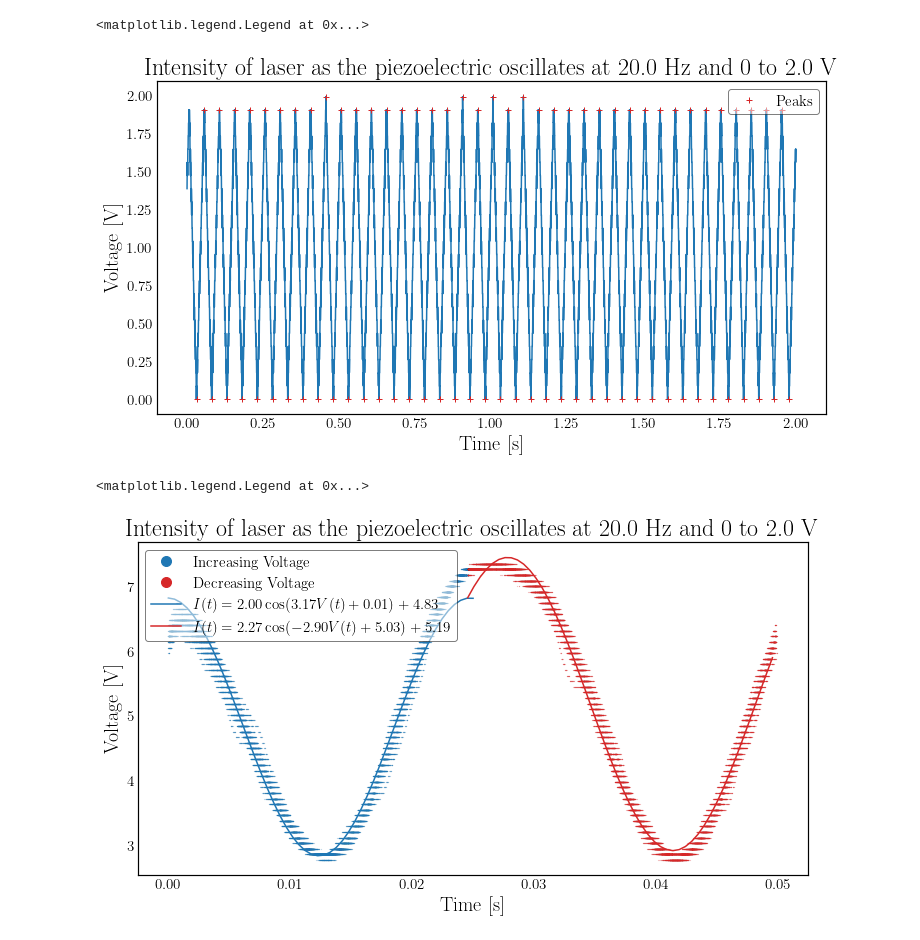
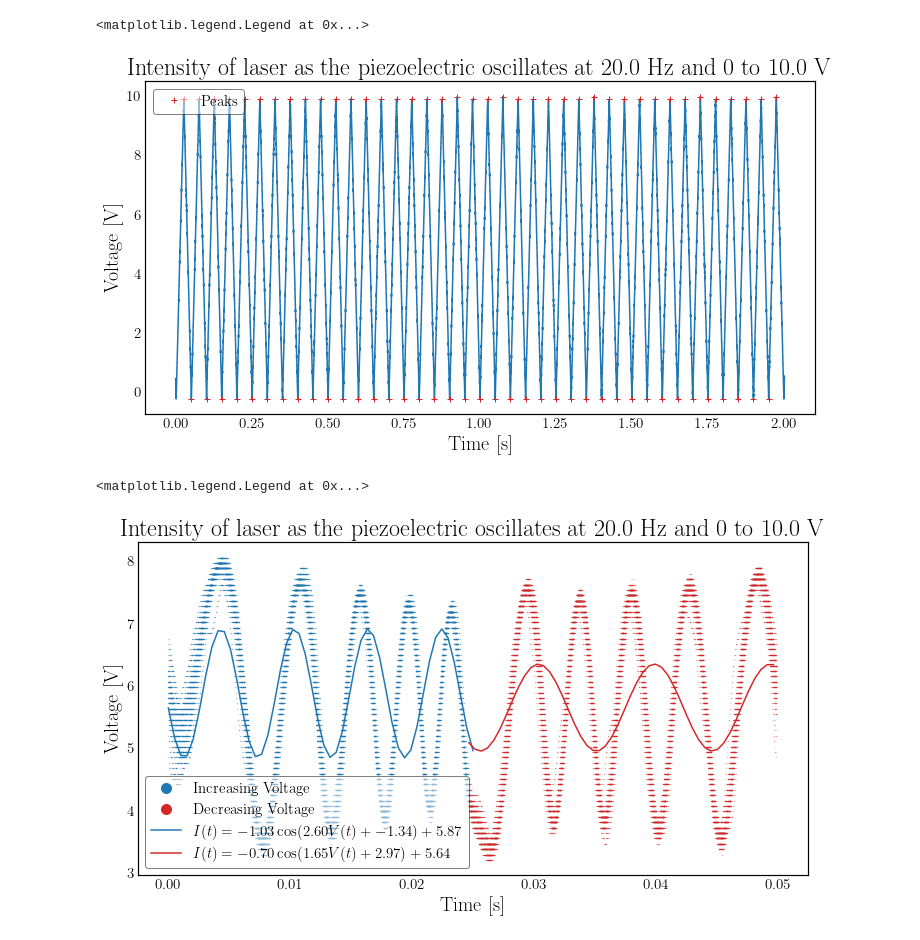
Before and after one commit to Emiliuhre/Labgruppe-Eksperimentiel-Fysik-2, a Jupyter notebook: Exercise 2/Databehandling/Databehandling.ipynb, the cells around one changed output. Drawn from its saved outputs; the diff is of its cells as text; code cells hidden in the pictures.

```diff
--- a/Exercise 2/Databehandling/Databehandling.ipynb
+++ b/Exercise 2/Databehandling/Databehandling.ipynb
@@ -17,7 +17,7 @@ plt.rc("xtick.major", width = 1)
 plt.rc("legend", fontsize = 15, framealpha = 0.5, edgecolor = "black", fancybox = True)
 # %%
 #data = pd.read_csv("../Data/Day 2/5.36Hz2V.csv", sep = ",")
-filename = "../Data/Day 3/20Hz2V.txt"
+filename = "../Data/Day 3/20Hz10V.txt"
 data = pd.read_table(filename)
 
 match = re.search(r"([\d\.]+)Hz([\d\.]+)V", filename)
@@ -25,7 +25,7 @@ if match:
     f = float(match.group(1))
     Vmax = float(match.group(2))
 T = 1/f # s
-lamb = 632.8e-9 # m
+lamb = 650e-9 # m
 # %%
 # data init
 downsampling = 1
@@ -104,7 +104,7 @@ ax.set_title(f"Intensity of laser as the piezoelectric oscillates at {f} Hz and
 ax.legend()
 # %% [output]
 <matplotlib.legend.Legend at 0x...>
-[figure, old version]
+[figure, new version]
 # %%
 _, _, tops, times = pointFinder(channel_b, time, ofs=np.mean(channel_b))
 indices = np.where(np.isin(time, times))[0]
@@ -159,25 +159,23 @@ fit_down = curve_fit(fit_func_down, new_time_down, new_channel_a_down, p0, ftol=
 # %%
 fig, ax = plt.subplots()
 
 ax.plot(new_time_up, new_channel_a_up, "o", markersize = 0.1, color="C0", label ="Increasing Voltage")
 ax.plot(new_time_down + new_time_up[-1], new_channel_a_down, "o", markersize = 0.1, color="C3", label = "Decreasing Voltage")
 
 t = np.linspace(0, T/2)
 a,b,c,d = fit_up[0]
 ax.plot(t, fit_func_up(t,*fit_up[0]), color = "C0", label = f"$I(t) = {a:.2f}\\cos({4*np.pi*b/lamb:.2f} V(t) + {c:.2f}) + {d:.2f}$")
 a,b,c,d = fit_down[0]
 ax.plot(t + new_time_up[-1], fit_func_down(t,*fit_down[0]), color = "C3", label = f"$I(t) = {a:.2f}\\cos({4*np.pi*b/lamb:.2f} V(t) + {c:.2f}) + {d:.2f}$")
 
 #ax.plot(times, tops, "+", color = "C3", label = "Peaks")
 ax.set_xlabel("Time [s]")
 ax.set_ylabel("Voltage [V]")
-ax.set_title(f"Intensity of laser as the piezoelectric oscillates at {f} Hz from 0 to {Vmax} V")
+ax.set_title(f"Intensity of laser as the piezoelectric oscillates at {f} Hz and 0 to {Vmax} V")
 ax.legend(markerscale = 100)
-
-fig.savefig(f"../Figures/IntensityFit({filename})")
 # %% [output]
 <matplotlib.legend.Legend at 0x...>
-[figure, old version]
+[figure, new version]
 # %%
 unique_v_up = np.unique(new_channel_b_up)
 Vmean = np.array([np.mean(new_channel_a_up[new_channel_b_up == V]) for V in unique_v_up])
```
Also changed, not shown: parts of 4 cells of this notebook, 3 other files.
